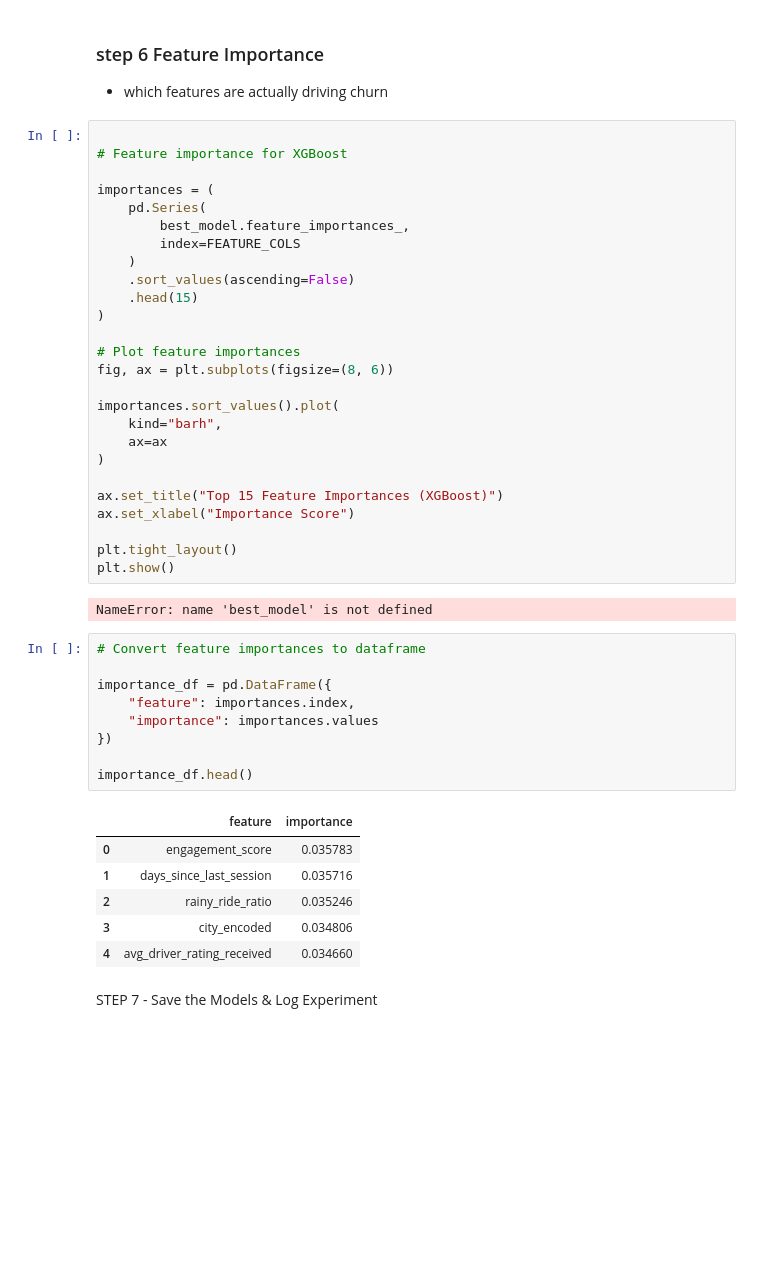
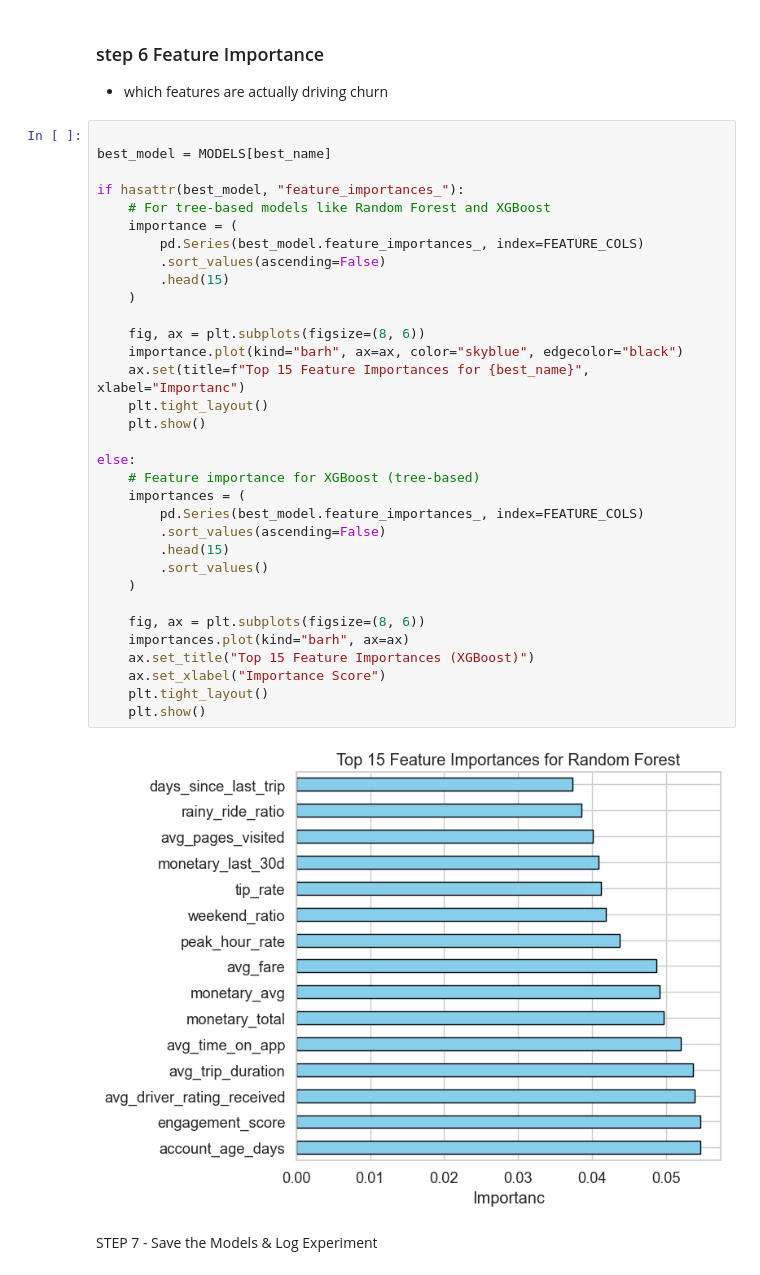
Before and after one commit to Alpha-rammy/Ridewise_London, a Jupyter notebook: notebooks/05_churn_prediction.ipynb, the cells around one changed output. Drawn from its saved outputs; the diff is of its cells as text; blank space fills up the shorter version.

Commit message:
Updated churn prediction notebook with final model changes

```diff
--- a/notebooks/05_churn_prediction.ipynb
+++ b/notebooks/05_churn_prediction.ipynb
@@ -506,48 +525,39 @@ plt.show()
 - which features are actually driving churn
 # %%
 
-# Feature importance for XGBoost
+best_model = MODELS[best_name]
 
-importances = (
-    pd.Series(
-        best_model.feature_importances_,
-        index=FEATURE_COLS
+if hasattr(best_model, "feature_importances_"):
+    # For tree-based models like Random Forest and XGBoost
+    importance = (
+        pd.Series(best_model.feature_importances_, index=FEATURE_COLS)
+        .sort_values(ascending=False)
+        .head(15)
     )
-    .sort_values(ascending=False)
-    .head(15)
-)
 
-# Plot feature importances
-fig, ax = plt.subplots(figsize=(8, 6))
+    fig, ax = plt.subplots(figsize=(8, 6))
+    importance.plot(kind="barh", ax=ax, color="skyblue", edgecolor="black")
+    ax.set(title=f"Top 15 Feature Importances for {best_name}", xlabel="Importanc")
+    plt.tight_layout()
+    plt.show()
 
-importances.sort_values().plot(
-    kind="barh",
-    ax=ax
-)
+else:
+    # Feature importance for XGBoost (tree-based)
+    importances = (
+        pd.Series(best_model.feature_importances_, index=FEATURE_COLS)
+        .sort_values(ascending=False)
+        .head(15)
+        .sort_values()
+    )
 
-ax.set_title("Top 15 Feature Importances (XGBoost)")
-ax.set_xlabel("Importance Score")
-
-plt.tight_layout()
-plt.show()
+    fig, ax = plt.subplots(figsize=(8, 6))
+    importances.plot(kind="barh", ax=ax)
+    ax.set_title("Top 15 Feature Importances (XGBoost)")
+    ax.set_xlabel("Importance Score")
+    plt.tight_layout()
+    plt.show()
 # %% [output]
-NameError: name 'best_model' is not defined
+[figure, added]
-# %%
-# Convert feature importances to dataframe
-
-importance_df = pd.DataFrame({
-    "feature": importances.index,
-    "importance": importances.values
-})
-
-importance_df.head()
-# %% [output]
-|  | feature | importance |
-| 0 | engagement_score | 0.035783 |
-| 1 | days_since_last_session | 0.035716 |
-| 2 | rainy_ride_ratio | 0.035246 |
-| 3 | city_encoded | 0.034806 |
-| 4 | avg_driver_rating_received | 0.034660 |
 # %% [markdown]
 STEP 7 - Save the Models & Log Experiment
 # %%
```
Also changed, not shown: parts of 16 cells of this notebook.
